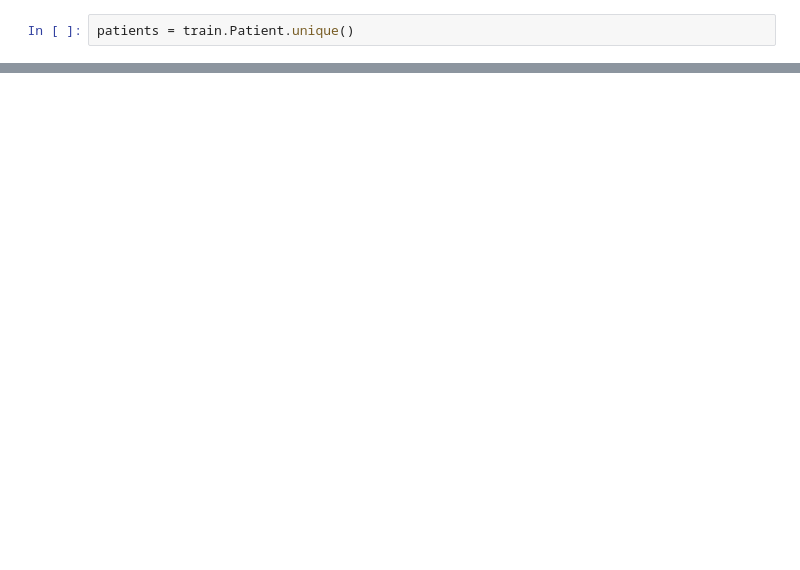
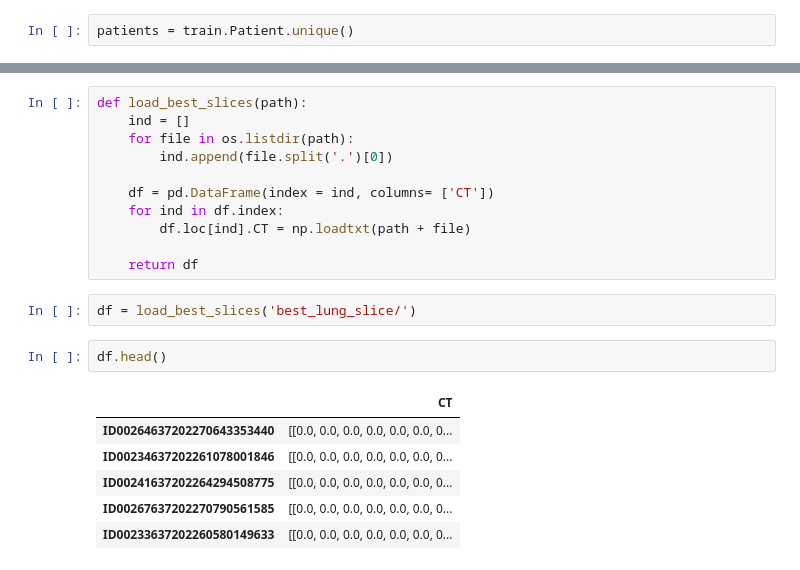
Before and after one commit to EdMDias/OSIC_kaggle_project, a Jupyter notebook: largest_slice_of_lung.ipynb, the cells around one changed output, grey strips where cells are left out. Saved outputs shown, nothing was run; the diff lists cells and outputs as text; blank space fills up the shorter version.

```diff
--- a/largest_slice_of_lung.ipynb
+++ b/largest_slice_of_lung.ipynb
@@ -72,0 +90,22 @@ NameError: name 'train_ct' is not defined
+# %%
+def load_best_slices(path):
+    ind = []
+    for file in os.listdir(path):
+        ind.append(file.split('.')[0])
+
+    df = pd.DataFrame(index = ind, columns= ['CT'])
+    for ind in df.index:
+        df.loc[ind].CT = np.loadtxt(path + file)
+
+    return df
+# %%
+df = load_best_slices('best_lung_slice/')
+# %%
+df.head()
+# %% [output]
+|  | CT |
+| ID00264637202270643353440 | [[0.0, 0.0, 0.0, 0.0, 0.0, 0.0, 0... |
+| ID00234637202261078001846 | [[0.0, 0.0, 0.0, 0.0, 0.0, 0.0, 0... |
+| ID00241637202264294508775 | [[0.0, 0.0, 0.0, 0.0, 0.0, 0.0, 0... |
+| ID00267637202270790561585 | [[0.0, 0.0, 0.0, 0.0, 0.0, 0.0, 0... |
+| ID00233637202260580149633 | [[0.0, 0.0, 0.0, 0.0, 0.0, 0.0, 0... |
```
Also changed, not shown: parts of 15 cells of this notebook, 4 other files.
